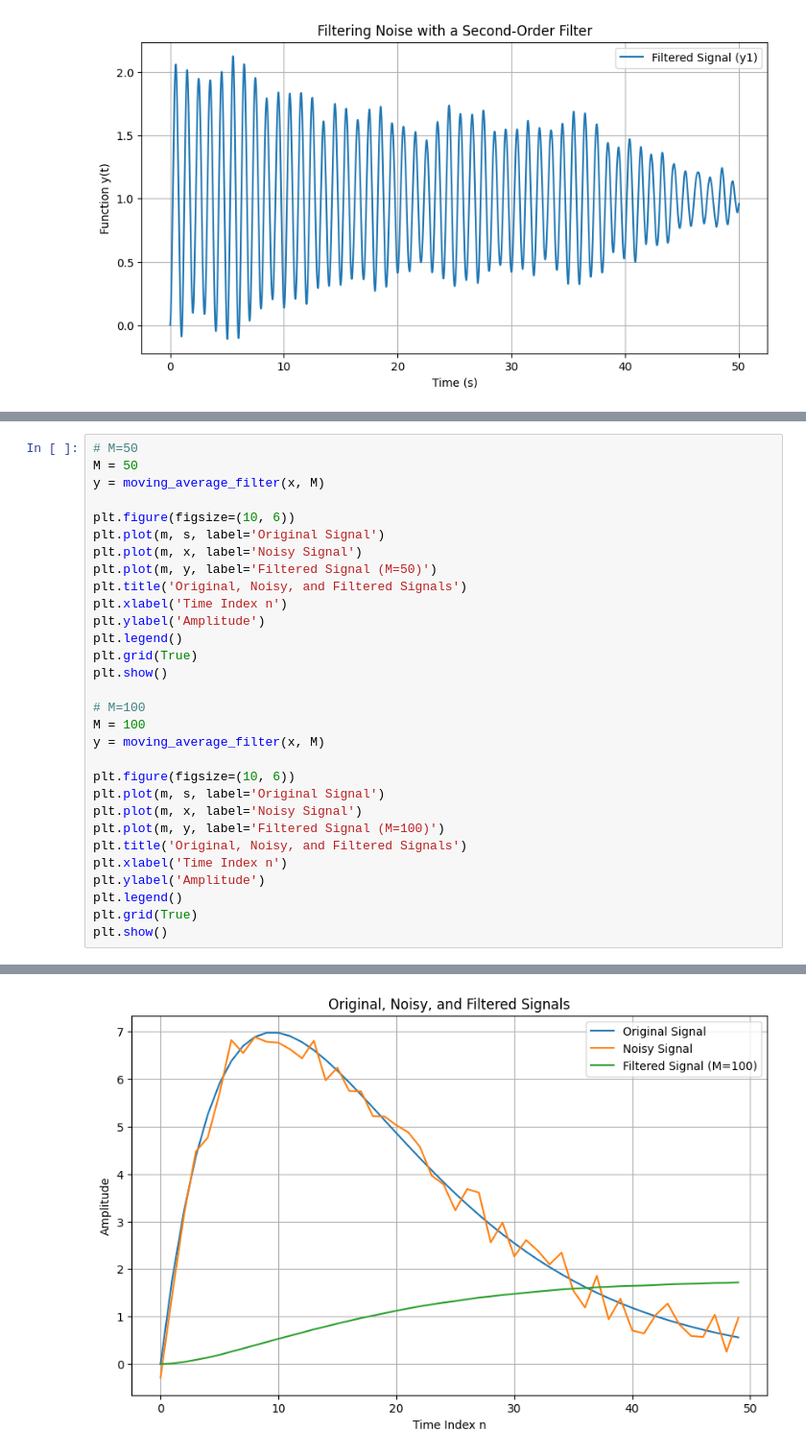
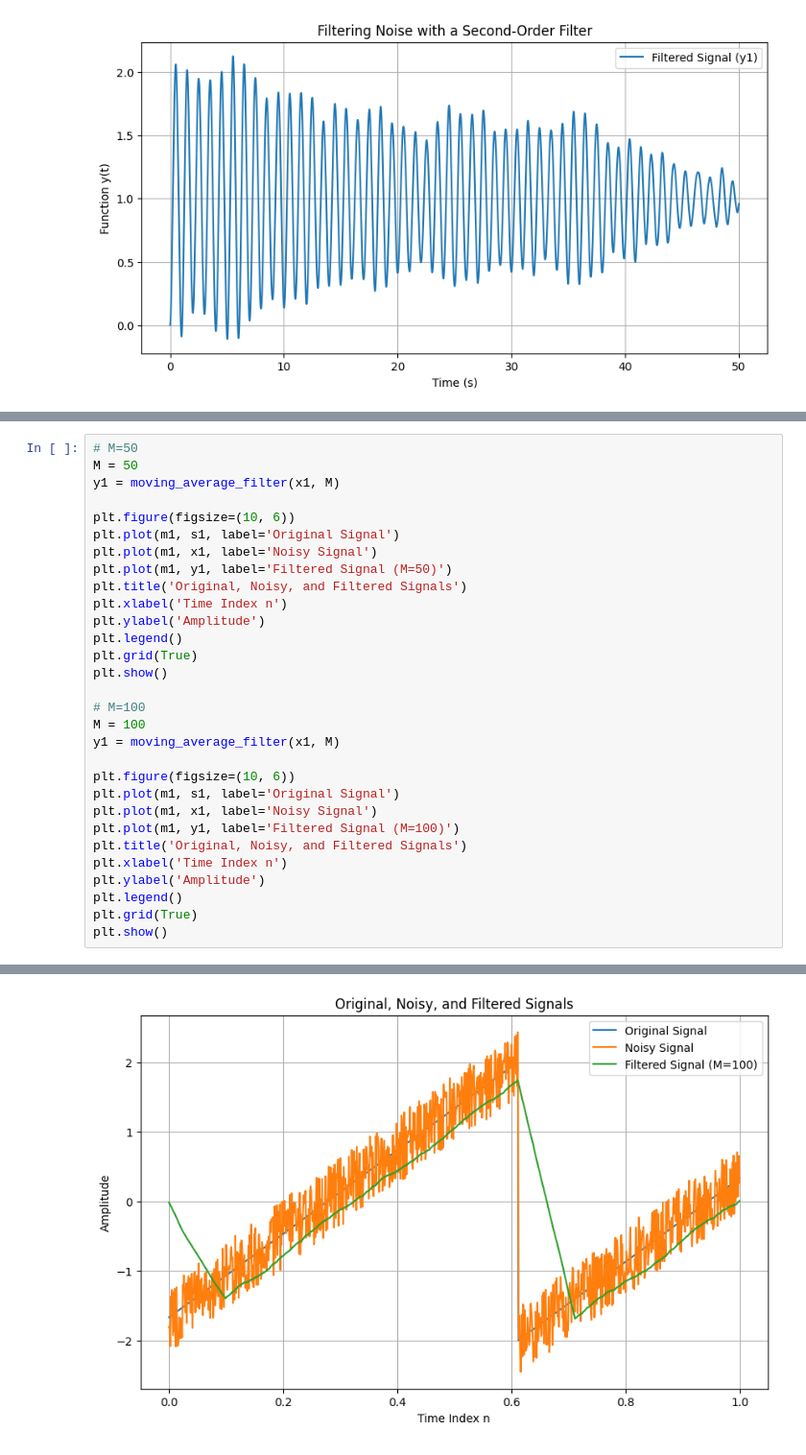
Before and after one commit to KaBoomKaBoom/PS_Labs, a Jupyter notebook: Lab1/Lab1.ipynb, the cells around one changed output, grey strips where cells are left out. Shown at 96% size. Cells and saved outputs as stored; diff of their text form.

```diff
--- a/Lab1/Lab1.ipynb
+++ b/Lab1/Lab1.ipynb
@@ -269,12 +284,12 @@ plt.show()
 # %%
 # M=50
 M = 50
-y = moving_average_filter(x, M)
+y1 = moving_average_filter(x1, M)
 
 plt.figure(figsize=(10, 6))
-plt.plot(m, s, label='Original Signal')
-plt.plot(m, x, label='Noisy Signal')
-plt.plot(m, y, label='Filtered Signal (M=50)')
+plt.plot(m1, s1, label='Original Signal')
+plt.plot(m1, x1, label='Noisy Signal')
+plt.plot(m1, y1, label='Filtered Signal (M=50)')
 plt.title('Original, Noisy, and Filtered Signals')
 plt.xlabel('Time Index n')
 plt.ylabel('Amplitude')
@@ -284,12 +299,12 @@ plt.show()
 
 # M=100
 M = 100
-y = moving_average_filter(x, M)
+y1 = moving_average_filter(x1, M)
 
 plt.figure(figsize=(10, 6))
-plt.plot(m, s, label='Original Signal')
-plt.plot(m, x, label='Noisy Signal')
-plt.plot(m, y, label='Filtered Signal (M=100)')
+plt.plot(m1, s1, label='Original Signal')
+plt.plot(m1, x1, label='Noisy Signal')
+plt.plot(m1, y1, label='Filtered Signal (M=100)')
 plt.title('Original, Noisy, and Filtered Signals')
 plt.xlabel('Time Index n')
 plt.ylabel('Amplitude')
@@ -301 +316 @@ plt.show()
-[figure, old version]
+[figure, new version]
```
Also changed, not shown: parts of 10 cells of this notebook, 6 other files.
